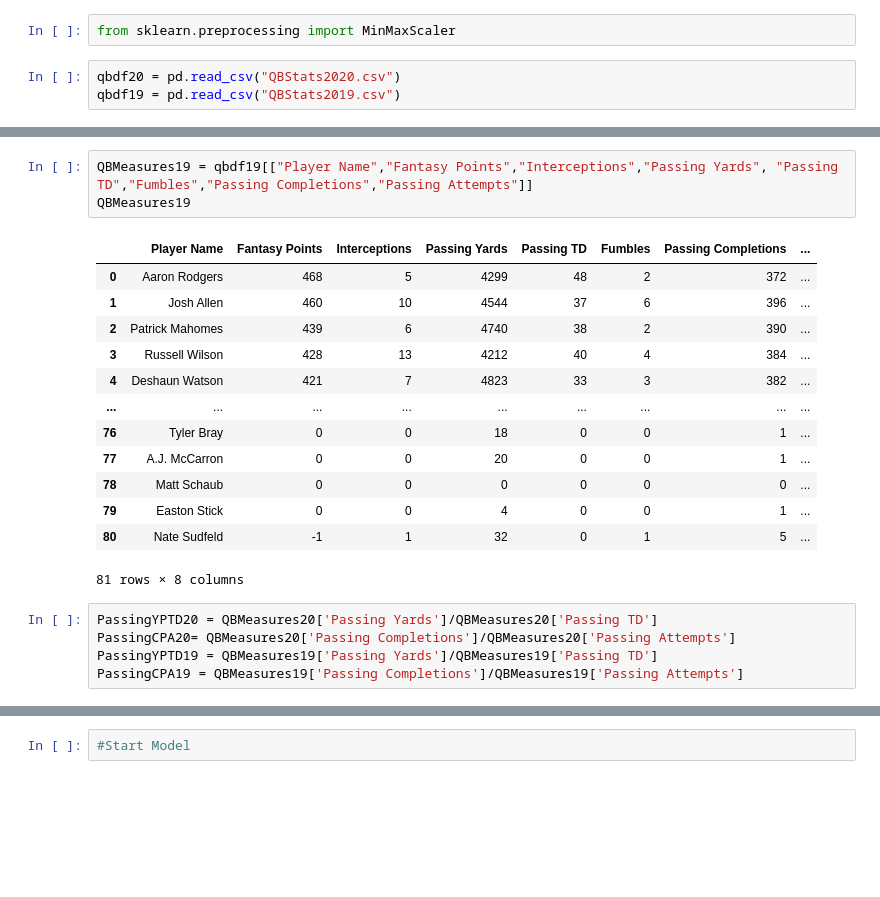
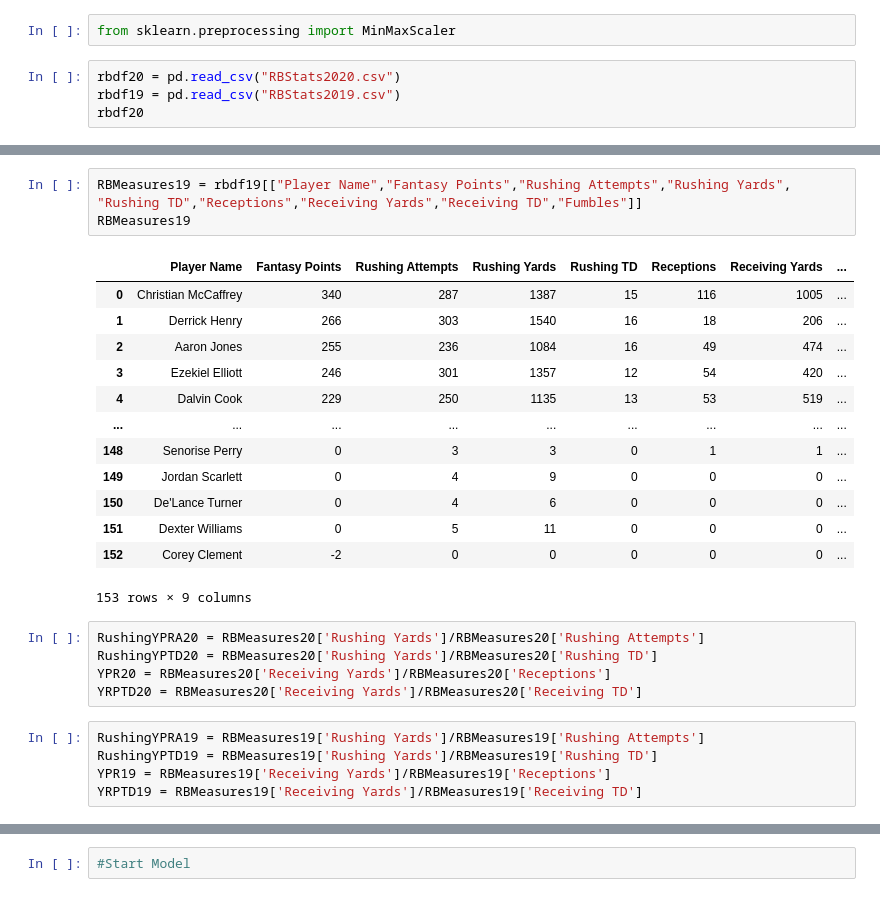
Before and after one commit to 86burke/Runtime-Terror, a Jupyter notebook: Anderson/Runningback Predictive Model.ipynb, the cells around one changed output, grey strips where cells are left out. Cells and saved outputs as stored; diff of their text form; blank space fills up the shorter version.

```diff
--- a/Anderson/Runningback Predictive Model.ipynb
+++ b/Anderson/Runningback Predictive Model.ipynb
@@ -25,5 +26,6 @@ import tensorflow as tf
 # %%
 from sklearn.preprocessing import MinMaxScaler
 # %%
-qbdf20 = pd.read_csv("QBStats2020.csv")
-qbdf19 = pd.read_csv("QBStats2019.csv")
+rbdf20 = pd.read_csv("RBStats2020.csv")
+rbdf19 = pd.read_csv("RBStats2019.csv")
+rbdf20
@@ -47,23 +60,28 @@ QBMeasures20
 # %%
-QBMeasures19 = qbdf19[["Player Name","Fantasy Points","Interceptions","Passing Yards", "Passing TD","Fumbles","Passing Completions","Passing Attempts"]]
-QBMeasures19
+RBMeasures19 = rbdf19[["Player Name","Fantasy Points","Rushing Attempts","Rushing Yards", "Rushing TD","Receptions","Receiving Yards","Receiving TD","Fumbles"]]
+RBMeasures19
 # %% [output]
-|  | Player Name | Fantasy Points | Interceptions | Passing Yards | Passing TD | Fumbles | Passing Completions | ... |
-| 0 | Aaron Rodgers | 468 | 5 | 4299 | 48 | 2 | 372 | ... |
-| 1 | Josh Allen | 460 | 10 | 4544 | 37 | 6 | 396 | ... |
-| 2 | Patrick Mahomes | 439 | 6 | 4740 | 38 | 2 | 390 | ... |
-| 3 | Russell Wilson | 428 | 13 | 4212 | 40 | 4 | 384 | ... |
-| 4 | Deshaun Watson | 421 | 7 | 4823 | 33 | 3 | 382 | ... |
+|  | Player Name | Fantasy Points | Rushing Attempts | Rushing Yards | Rushing TD | Receptions | Receiving Yards | ... |
+| 0 | Christian McCaffrey | 340 | 287 | 1387 | 15 | 116 | 1005 | ... |
+| 1 | Derrick Henry | 266 | 303 | 1540 | 16 | 18 | 206 | ... |
+| 2 | Aaron Jones | 255 | 236 | 1084 | 16 | 49 | 474 | ... |
+| 3 | Ezekiel Elliott | 246 | 301 | 1357 | 12 | 54 | 420 | ... |
+| 4 | Dalvin Cook | 229 | 250 | 1135 | 13 | 53 | 519 | ... |
 | ... | ... | ... | ... | ... | ... | ... | ... | ... |
-| 76 | Tyler Bray | 0 | 0 | 18 | 0 | 0 | 1 | ... |
-| 77 | A.J. McCarron | 0 | 0 | 20 | 0 | 0 | 1 | ... |
-| 78 | Matt Schaub | 0 | 0 | 0 | 0 | 0 | 0 | ... |
-| 79 | Easton Stick | 0 | 0 | 4 | 0 | 0 | 1 | ... |
-| 80 | Nate Sudfeld | -1 | 1 | 32 | 0 | 1 | 5 | ... |
+| 148 | Senorise Perry | 0 | 3 | 3 | 0 | 1 | 1 | ... |
+| 149 | Jordan Scarlett | 0 | 4 | 9 | 0 | 0 | 0 | ... |
+| 150 | De'Lance Turner | 0 | 4 | 6 | 0 | 0 | 0 | ... |
+| 151 | Dexter Williams | 0 | 5 | 11 | 0 | 0 | 0 | ... |
+| 152 | Corey Clement | -2 | 0 | 0 | 0 | 0 | 0 | ... |
-81 rows × 8 columns
+153 rows × 9 columns
 # %%
-PassingYPTD20 = QBMeasures20['Passing Yards']/QBMeasures20['Passing TD']
-PassingCPA20= QBMeasures20['Passing Completions']/QBMeasures20['Passing Attempts']
-PassingYPTD19 = QBMeasures19['Passing Yards']/QBMeasures19['Passing TD']
-PassingCPA19 = QBMeasures19['Passing Completions']/QBMeasures19['Passing Attempts']
+RushingYPRA20 = RBMeasures20['Rushing Yards']/RBMeasures20['Rushing Attempts']
+RushingYPTD20 = RBMeasures20['Rushing Yards']/RBMeasures20['Rushing TD']
+YPR20 = RBMeasures20['Receiving Yards']/RBMeasures20['Receptions']
+YRPTD20 = RBMeasures20['Receiving Yards']/RBMeasures20['Receiving TD']
+# %%
+RushingYPRA19 = RBMeasures19['Rushing Yards']/RBMeasures19['Rushing Attempts']
+RushingYPTD19 = RBMeasures19['Rushing Yards']/RBMeasures19['Rushing TD']
+YPR19 = RBMeasures19['Receiving Yards']/RBMeasures19['Receptions']
+YRPTD19 = RBMeasures19['Receiving Yards']/RBMeasures19['Receiving TD']
 # %%
```
Also changed, not shown: parts of 55 cells of this notebook, 9 other files.
